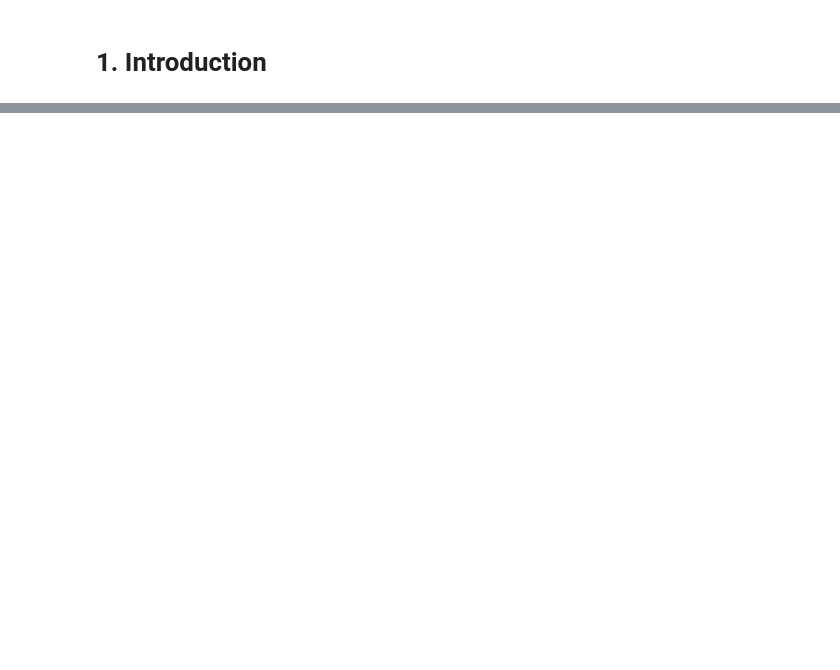
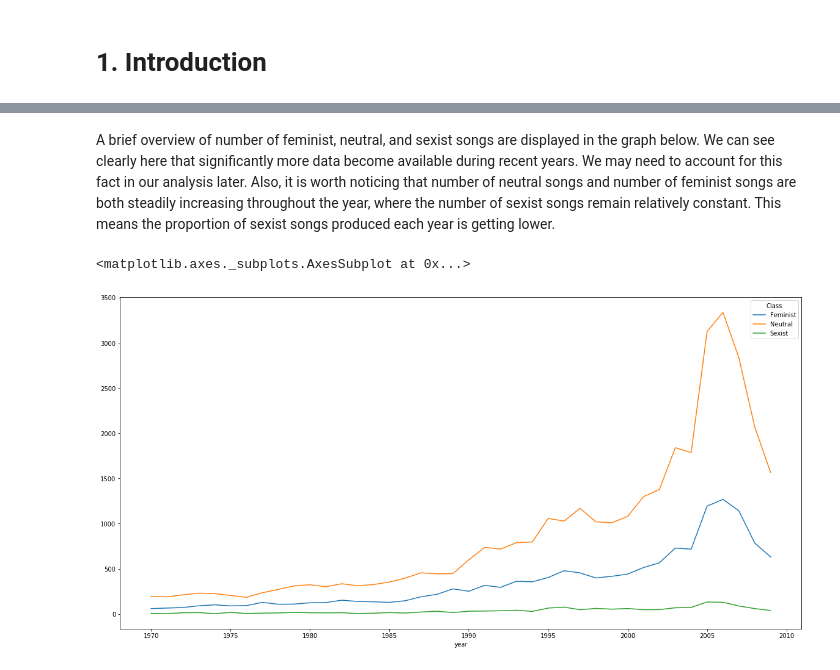
Before and after one commit to axnyang/CS401, a Jupyter notebook: datastory.ipynb, the cells around one changed output, grey strips where cells are left out. Saved outputs shown, nothing was run; the diff lists cells and outputs as text; code cells hidden in the pictures; blank space fills up the shorter version.

```diff
--- a/datastory.ipynb
+++ b/datastory.ipynb
@@ -36,0 +33,13 @@ data_dir = './' + 'data'
+# %%
+year_artist_name_title_genre = pd.read_csv(os.path.join(data_dir + "/year_artist_name_title_genre.csv")).set_index('track_id')
+final_dataframe = pd.read_csv("Final_With_Track_ID.csv")
+final_dataframe.drop('Unnamed: 0', axis =1, inplace=True)
+final_dataframe = final_dataframe[final_dataframe.year != 2010]
+final_dataframe['decade'] = (final_dataframe['year'] // 10) * 10
+def label_race (row):
+    if row['genre'] == 'Latin' or row['genre'] == 'New Age' or row['genre'] == 'World':
+        return 'Other'
+    else:
+        return row['genre']
+
+final_dataframe['GenreGroup'] = final_dataframe.apply(label_race, axis=1)
@@ -549,0 +109,9 @@ for i in range(0,len(words)):
+# %% [markdown]
+A brief overview of number of feminist, neutral, and sexist songs are displayed in the graph below. We can see clearly here that significantly more data become available during recent years. We may need to account for this fact in our analysis later. Also, it is worth noticing that number of neutral songs and number of feminist songs are both steadily increasing throughout the year, where the number of sexist songs remain relatively constant. This means the proportion of sexist songs produced each year is getting lower.
+# %%
+# increase size
+count_through_year = final_dataframe.groupby(['year','Class']).size().unstack().plot(figsize = (20,10))
+count_through_year
+# %% [output]
+<matplotlib.axes._subplots.AxesSubplot at 0x...>
+[figure, added]
```
Also changed, not shown: parts of 121 cells of this notebook, 41 other files.
